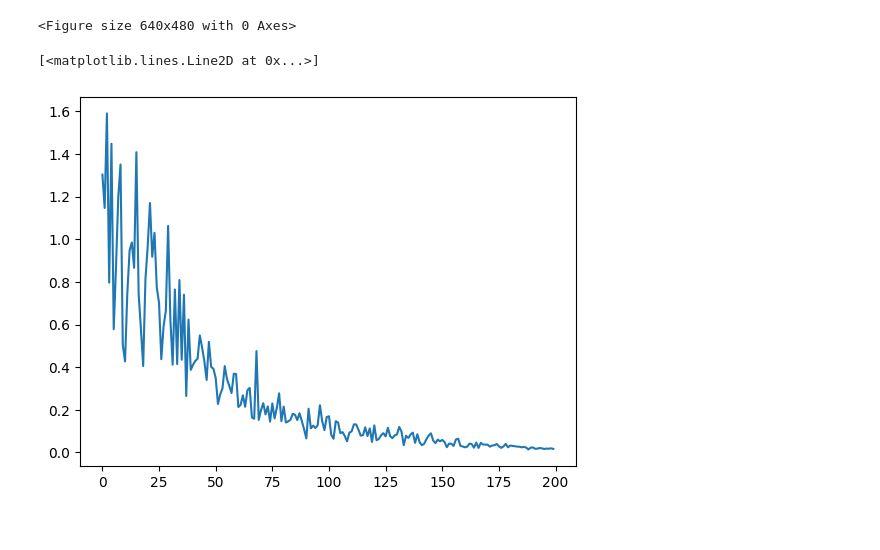
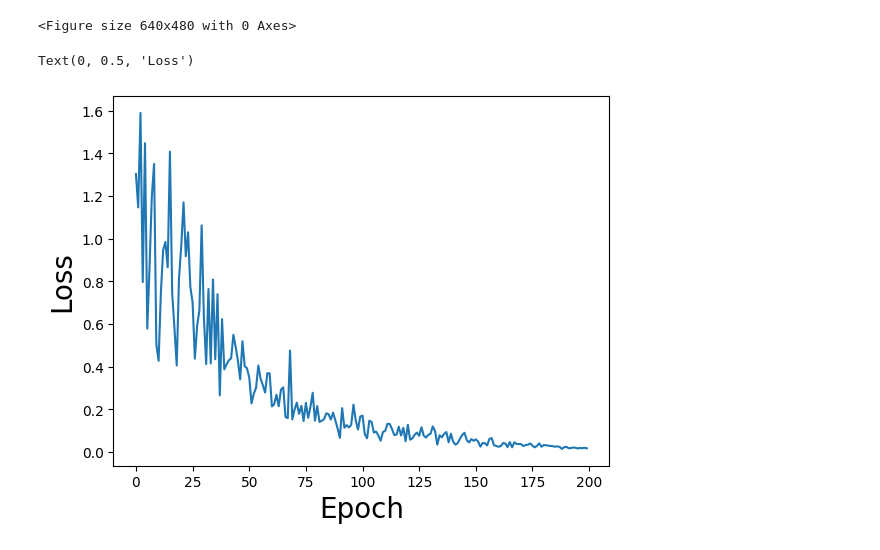
Before and after one commit to jmSNU/DNN, a Jupyter notebook: hw2/hw2.ipynb, the cells around one changed output. Drawn from its saved outputs; the diff is of its cells as text; code cells hidden in the pictures.

```diff
--- a/hw2/hw2.ipynb
+++ b/hw2/hw2.ipynb
@@ -417,6 +417,8 @@ plt.savefig('plot.png')
 <Figure size 640x480 with 0 Axes>
 # %%
 plt.plot(range(200),losses)
+plt.xlabel("Epoch",fontsize = 20)
+plt.ylabel("Loss",fontsize = 20)
 # %% [output]
-[<matplotlib.lines.Line2D at 0x...>]
+Text(0, 0.5, 'Loss')
-[figure, old version]
+[figure, new version]
```
Also changed, not shown: 11 other files.
